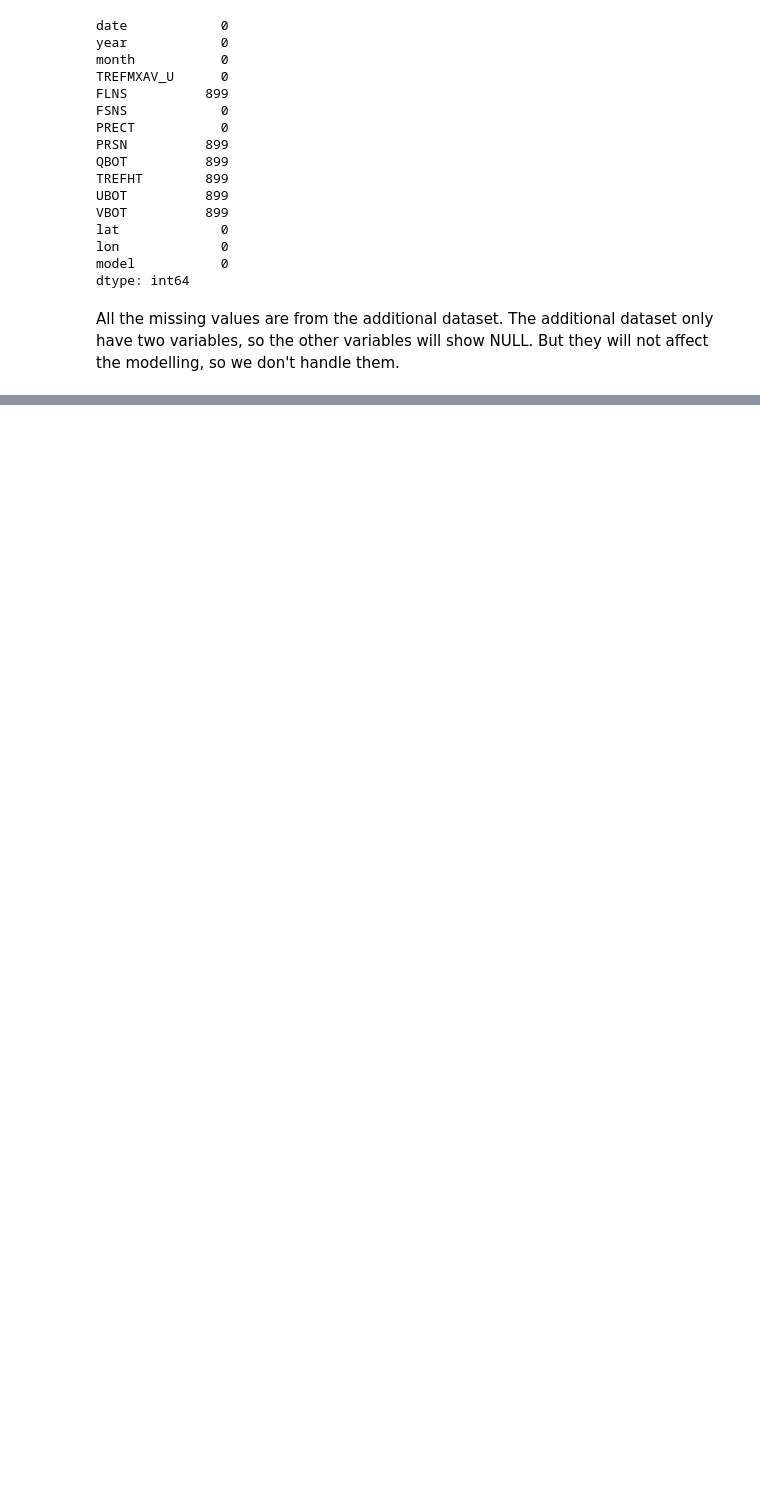
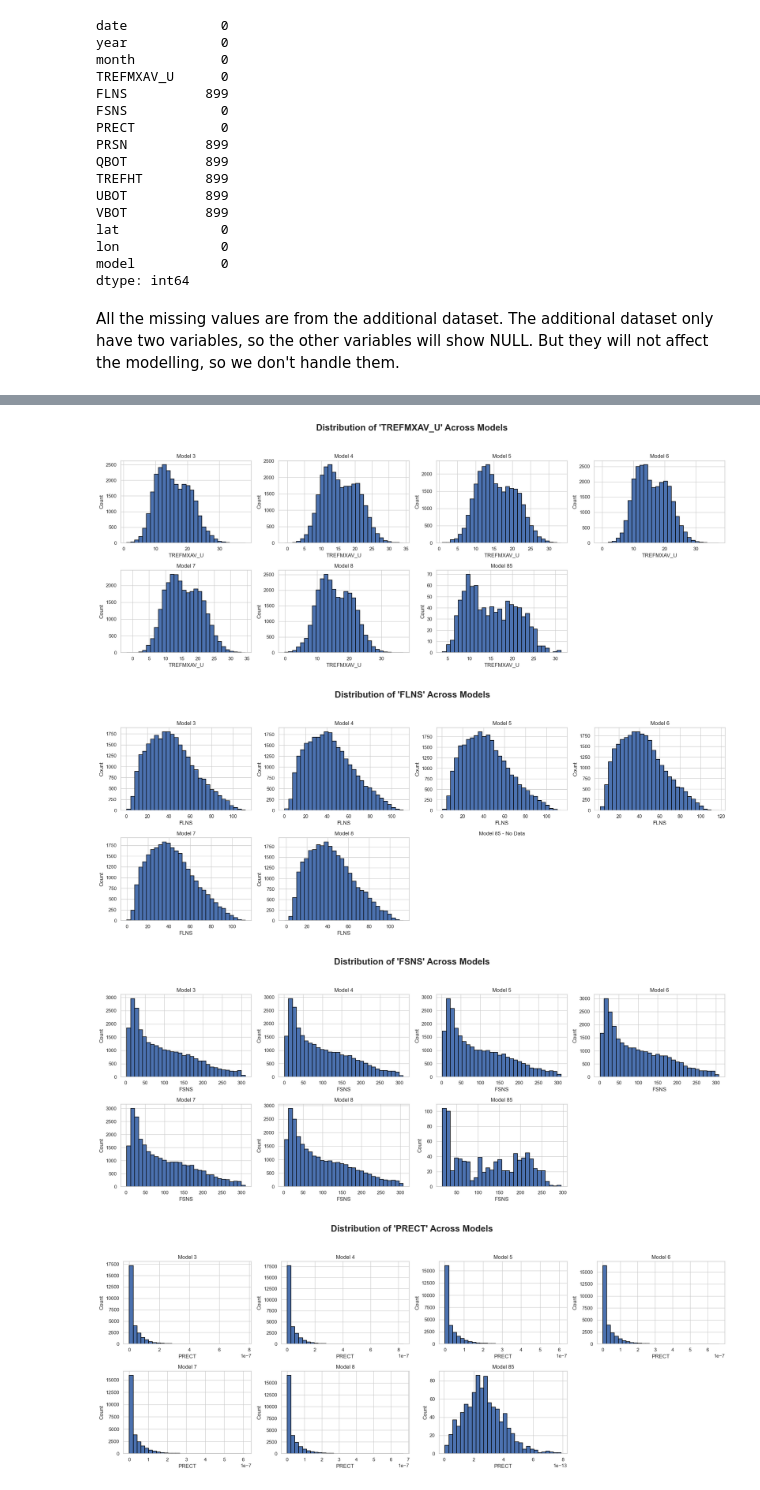
Before and after one commit to JYHYL/EART60702-Group3, a Jupyter notebook: EDA.ipynb, the cells around one changed output, grey strips where cells are left out. Saved outputs shown, nothing was run; the diff lists cells and outputs as text; code cells hidden in the pictures; blank space fills up the shorter version.

```diff
--- a/EDA.ipynb
+++ b/EDA.ipynb
@@ -75,0 +119,42 @@ All the missing values are from the additional dataset. The additional dataset o
+# %%
+import matplotlib.pyplot as plt
+import math
+
+# Model and Variables
+models = [3, 4, 5, 6, 7, 8, 85]
+variables = ['TREFMXAV_U', 'FLNS', 'FSNS', 'PRECT', 'PRSN', 'QBOT', 'TREFHT', 'UBOT', 'VBOT']
+
+for var in variables:
+    cols = 4 # Number of columns
+    rows = math.ceil(len(models) / cols) # Number of rows
+
+    fig, axes = plt.subplots(rows, cols, figsize=(5 * cols, 4 * rows)) # Create the subplot figure
+    fig.suptitle(f"Distribution of '{var}' Across Models", fontsize=20, fontweight='bold') # Title of the whole figure
+    axes = axes.flatten()
+
+    for i, model in enumerate(models):
+        data = df[df['model'] == model][var].dropna() # Select the data for the current model and variable and remove null values
+
+        ax = axes[i] # Select the current axis
+
+        if data.empty: # If the data is empty, plot a message and skip
+            ax.set_title(f'Model {model} - No Data')
+            ax.axis('off')
+        else: # Otherwise, plot the histogram
+            ax.hist(data, bins=30, edgecolor='black', linewidth=1.2, range=(data.min(), data.max()))
+            ax.set_title(f'Model {model}')
+            ax.set_xlabel(var)
+            ax.set_ylabel('Count')
+
+    # Delete extra subplots
+    for ax in axes[len(models):]:
+        fig.delaxes(ax)
+
+    # Adjust the layout
+    plt.tight_layout(rect=[0, 0, 1, 0.94])
+    plt.show()
+# %% [output]
+[figure, added]
+[figure, added]
+[figure, added]
+[figure, added]
```
Also changed, not shown: parts of 3 cells of this notebook.
